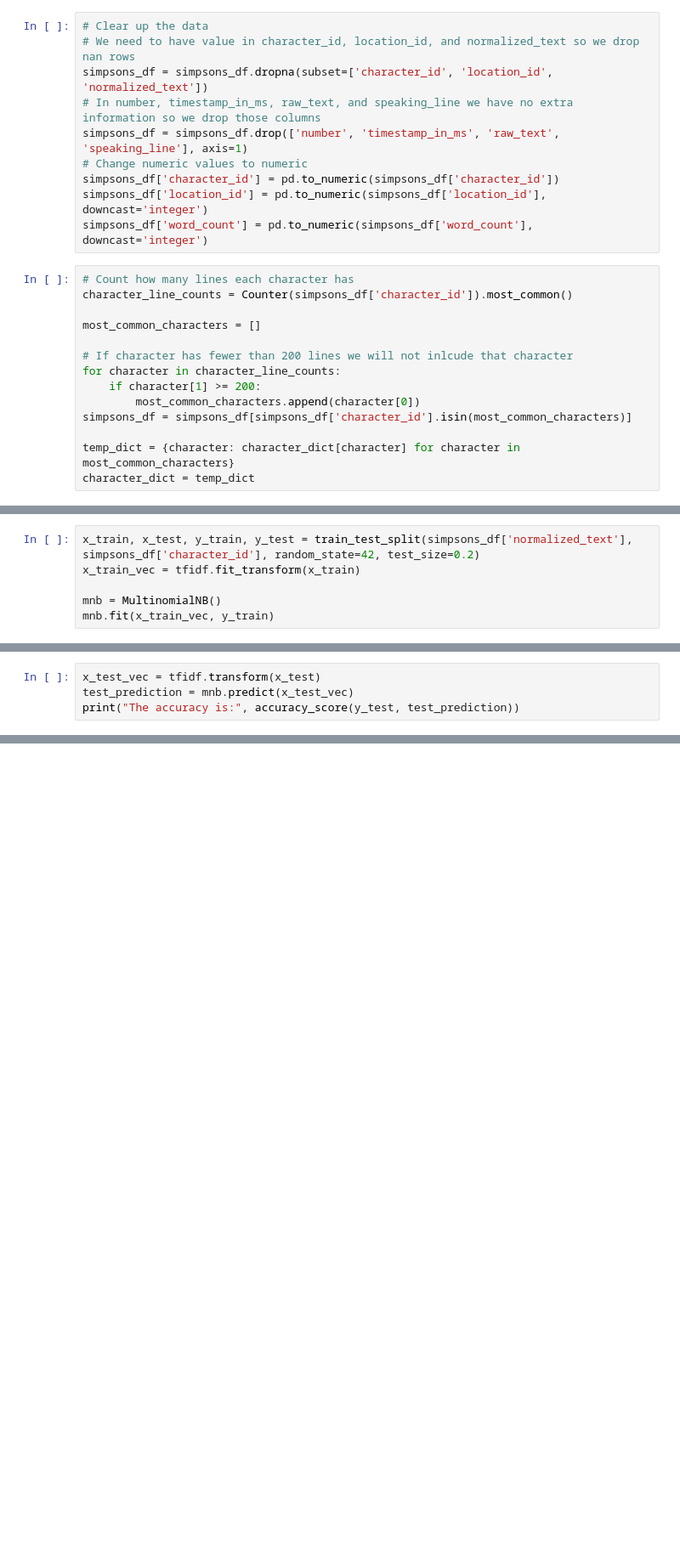
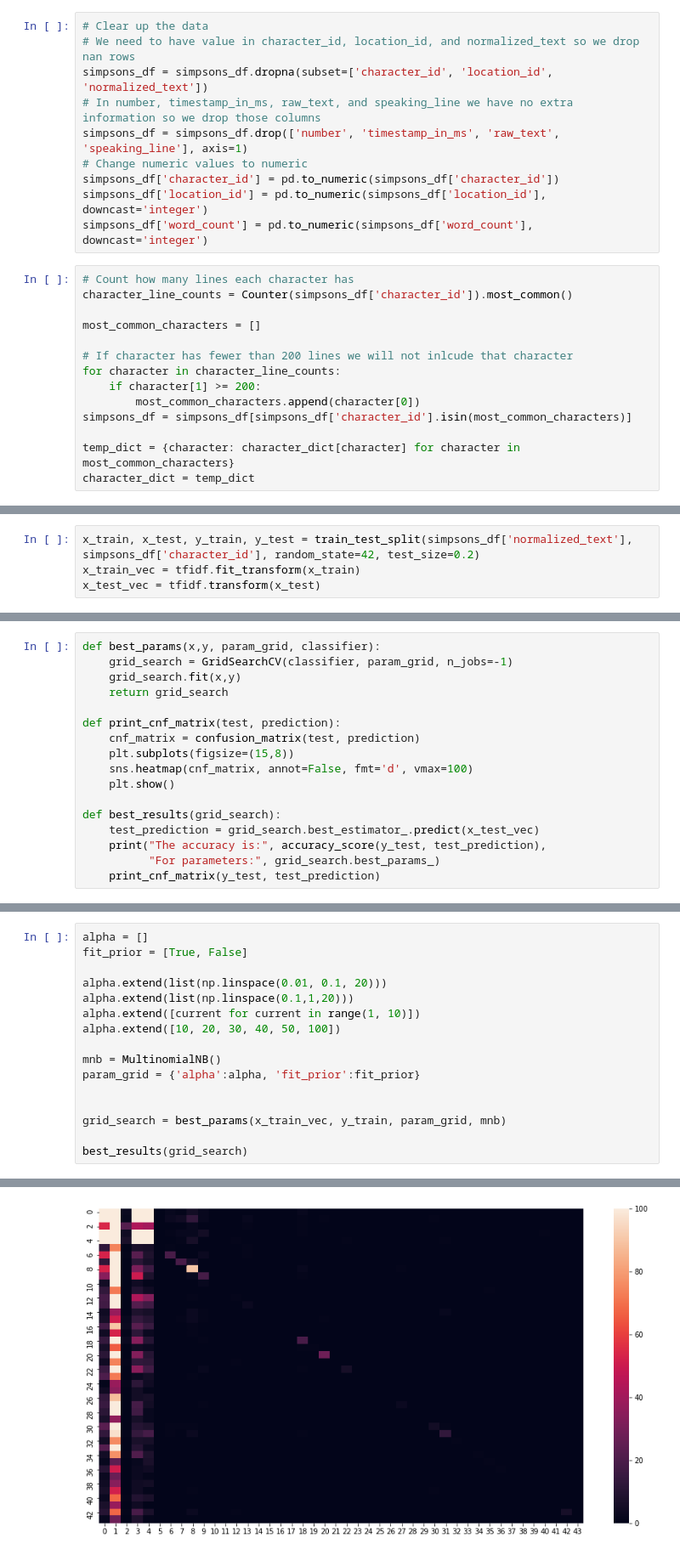
Before and after one commit to bensi94/Classifying-character-sentences-from-the-Simpsons, a Jupyter notebook: Untitled.ipynb, the cells around one changed output, grey strips where cells are left out. Shown: that part at 85% size. Cells and saved outputs as stored; diff of their text form; blank space fills up the shorter version.

```diff
--- a/Untitled.ipynb
+++ b/Untitled.ipynb
@@ -166,6 +162,4 @@ most_popular_df.head(10)
 # %%
 x_train, x_test, y_train, y_test = train_test_split(simpsons_df['normalized_text'], simpsons_df['character_id'], random_state=42, test_size=0.2)
 x_train_vec = tfidf.fit_transform(x_train)
-
-mnb = MultinomialNB()
-mnb.fit(x_train_vec, y_train)
+x_test_vec = tfidf.transform(x_test)
@@ -174,4 +165,0 @@ MultinomialNB(alpha=1.0, class_prior=None, fit_prior=True)
-# %%
-x_test_vec = tfidf.transform(x_test)
-test_prediction = mnb.predict(x_test_vec)
-print("The accuracy is:", accuracy_score(y_test, test_prediction))
@@ -179,0 +168,17 @@ The accuracy is: 0.3043613707165109
+# %%
+def best_params(x,y, param_grid, classifier):
+    grid_search = GridSearchCV(classifier, param_grid, n_jobs=-1)
+    grid_search.fit(x,y)
+    return grid_search
+
+def print_cnf_matrix(test, prediction):
+    cnf_matrix = confusion_matrix(test, prediction)
+    plt.subplots(figsize=(15,8))
+    sns.heatmap(cnf_matrix, annot=False, fmt='d', vmax=100)
+    plt.show()
+
+def best_results(grid_search):
+    test_prediction = grid_search.best_estimator_.predict(x_test_vec)
+    print("The accuracy is:", accuracy_score(y_test, test_prediction),
+          "For parameters:", grid_search.best_params_)
+    print_cnf_matrix(y_test, test_prediction)
@@ -179,0 +187,17 @@ The accuracy is: 0.3043613707165109
+# %%
+alpha = []
+fit_prior = [True, False]
+
+alpha.extend(list(np.linspace(0.01, 0.1, 20)))
+alpha.extend(list(np.linspace(0.1,1,20)))
+alpha.extend([current for current in range(1, 10)])
+alpha.extend([10, 20, 30, 40, 50, 100])
+
+mnb = MultinomialNB()
+param_grid = {'alpha':alpha, 'fit_prior':fit_prior}
+
+
+grid_search = best_params(x_train_vec, y_train, param_grid, mnb)
+
+best_results(grid_search)
+# %% [output]
@@ -179,0 +205 @@ The accuracy is: 0.3043613707165109
+[figure, added]
```
Also changed, not shown: parts of 20 cells of this notebook.
